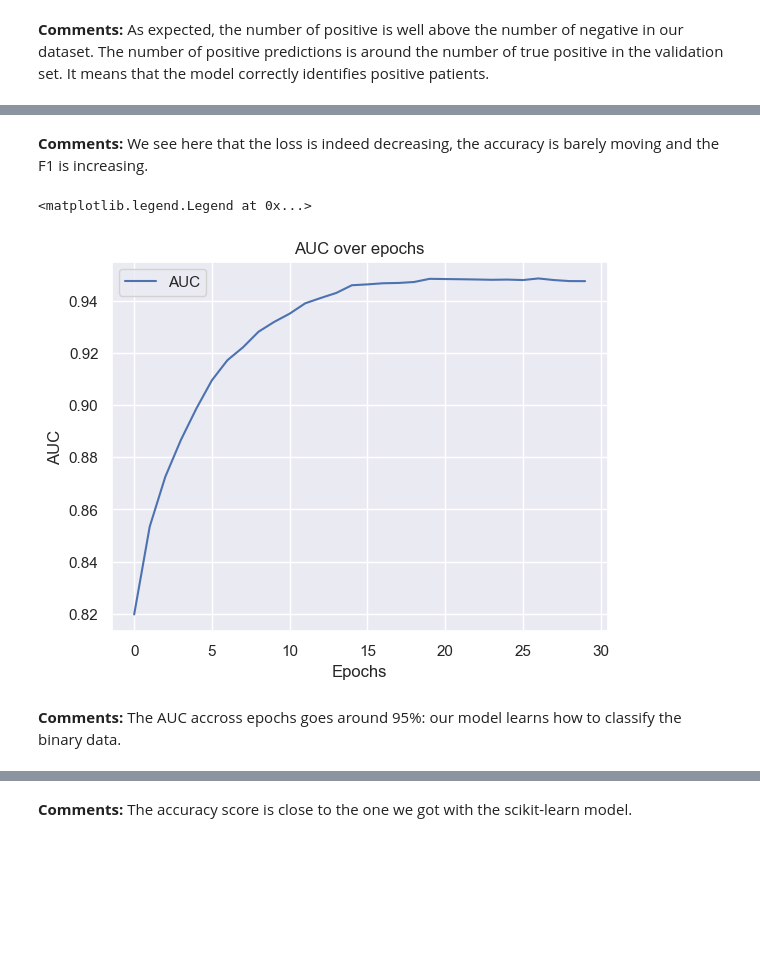
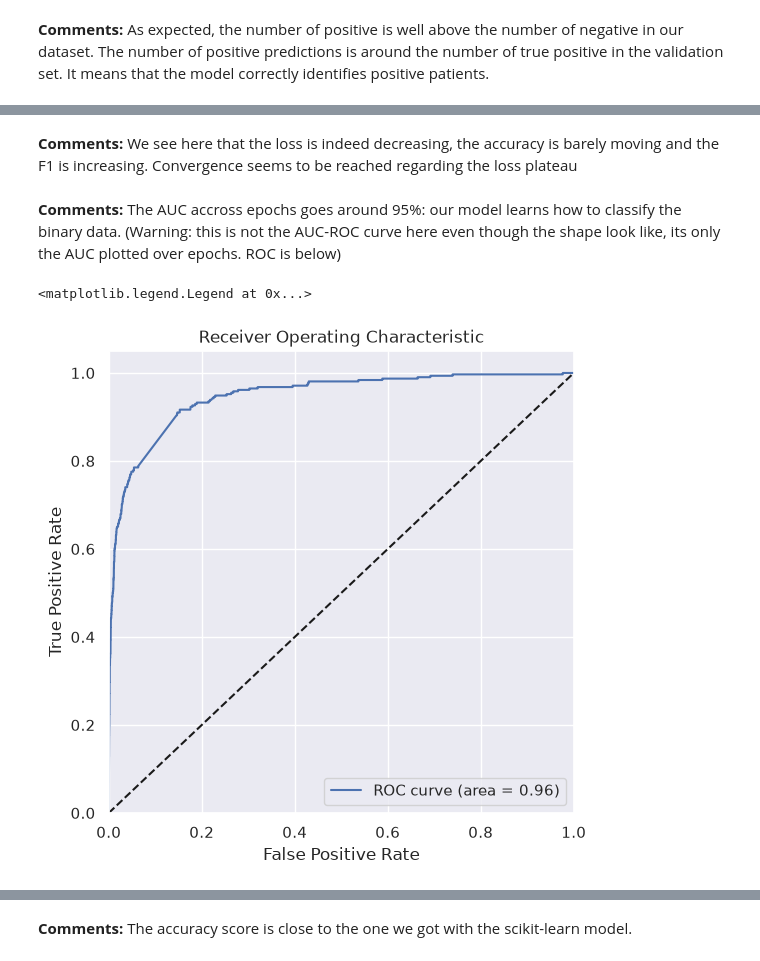
Before and after one commit to Jeanne-Petit/TP_ML, a Jupyter notebook: lab2_sgd/L2_petit_charley.ipynb, the cells around one changed output, grey strips where cells are left out. Drawn from its saved outputs; the diff is of its cells as text; code cells hidden in the pictures; blank space fills up the shorter version.

```diff
--- a/lab2_sgd/L2_petit_charley.ipynb
+++ b/lab2_sgd/L2_petit_charley.ipynb
@@ -340,13 +349,19 @@ Text(0, 0.5, 'F1 Score')
 # %% [markdown]
-**Comments:** We see here that the loss is indeed decreasing, the accuracy is barely moving and the F1 is increasing.
+**Comments:** We see here that the loss is indeed decreasing, the accuracy is barely moving and the F1 is increasing. Convergence seems to be reached regarding the loss plateau
-# %%
-plt.plot(auc_scores, label='AUC')
-plt.title('AUC over epochs')
-plt.xlabel('Epochs')
-plt.ylabel('AUC')
-plt.legend()
-# %% [output]
-<matplotlib.legend.Legend at 0x...>
-[figure, removed]
 # %% [markdown]
-**Comments:** The AUC accross epochs goes around 95%: our model learns how to classify the binary data.
+**Comments:** The AUC accross epochs goes around 95%: our model learns how to classify the binary data. (Warning: this is not the AUC-ROC curve here even though the shape look like, its only the AUC plotted over epochs. ROC is below)
+# %%
+# plot ROC curve
+fpr, tpr, thresholds = model.final_roc
+plt.figure(figsize=(6, 6))
+plt.plot(fpr, tpr, label='ROC curve (area = %0.2f)' % roc_auc_score(y_test, model.logistic(X_test @ model.coef_)))
+plt.plot([0, 1], [0, 1], 'k--')  # Diagonal line
+plt.xlim([0.0, 1.0])
+plt.ylim([0.0, 1.05])
+plt.xlabel('False Positive Rate')
+plt.ylabel('True Positive Rate')
+plt.title('Receiver Operating Characteristic')
+plt.legend(loc="lower right")
+# %% [output]
+<matplotlib.legend.Legend at 0x...>
+[figure, added]
```
Also changed, not shown: parts of 14 cells of this notebook.
